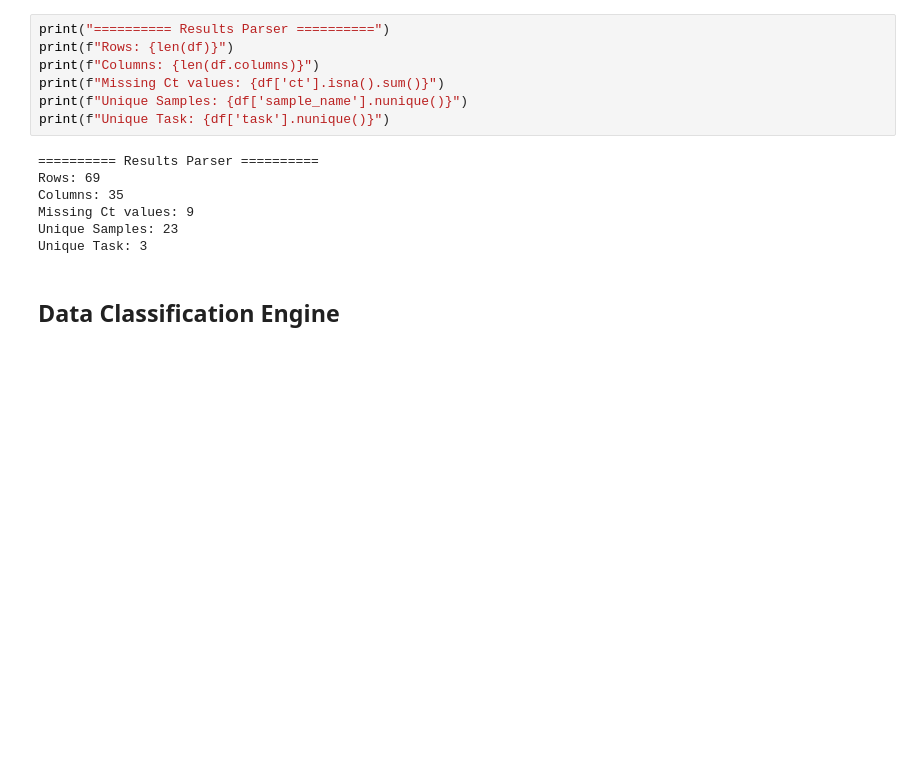
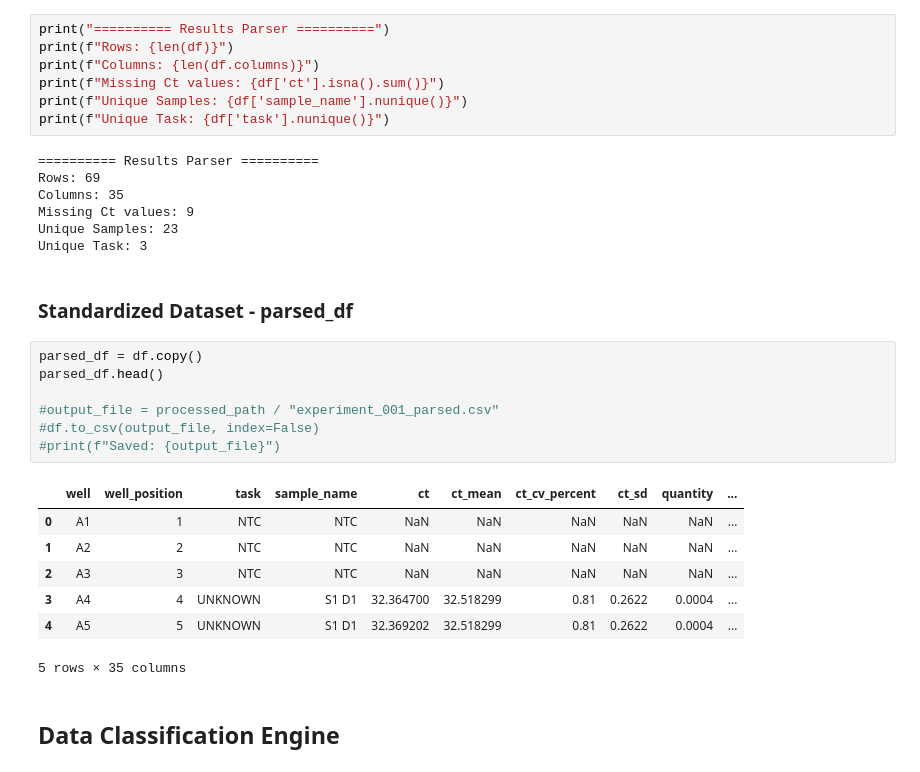
Before and after one commit to GabiRivera0011/resiDNA_workflows, a Jupyter notebook: Notebooks/01_Phase I.ipynb, the cells around one changed output. Cells and saved outputs as stored; diff of their text form; blank space fills up the shorter version.

```diff
--- a/Notebooks/01_Phase I.ipynb
+++ b/Notebooks/01_Phase I.ipynb
@@ -331,6 +329,23 @@ Columns: 35
 Missing Ct values: 9
 Unique Samples: 23
 Unique Task: 3
+# %% [markdown]
+### Standardized Dataset - parsed_df
+# %%
+parsed_df = df.copy()
+parsed_df.head()
+
+#output_file = processed_path / "experiment_001_parsed.csv"
+#df.to_csv(output_file, index=False)
+#print(f"Saved: {output_file}")
+# %% [output]
+|  | well | well_position | task | sample_name | ct | ct_mean | ct_cv_percent | ct_sd | quantity | ... |
+| 0 | A1 | 1 | NTC | NTC | NaN | NaN | NaN | NaN | NaN | ... |
+| 1 | A2 | 2 | NTC | NTC | NaN | NaN | NaN | NaN | NaN | ... |
+| 2 | A3 | 3 | NTC | NTC | NaN | NaN | NaN | NaN | NaN | ... |
+| 3 | A4 | 4 | UNKNOWN | S1 D1 | 32.364700 | 32.518299 | 0.81 | 0.2622 | 0.0004 | ... |
+| 4 | A5 | 5 | UNKNOWN | S1 D1 | 32.369202 | 32.518299 | 0.81 | 0.2622 | 0.0004 | ... |
+5 rows × 35 columns
 # %% [markdown]
 ## Data Classification Engine
 # %% [markdown]
```
Also changed, not shown: parts of 9 cells of this notebook.
